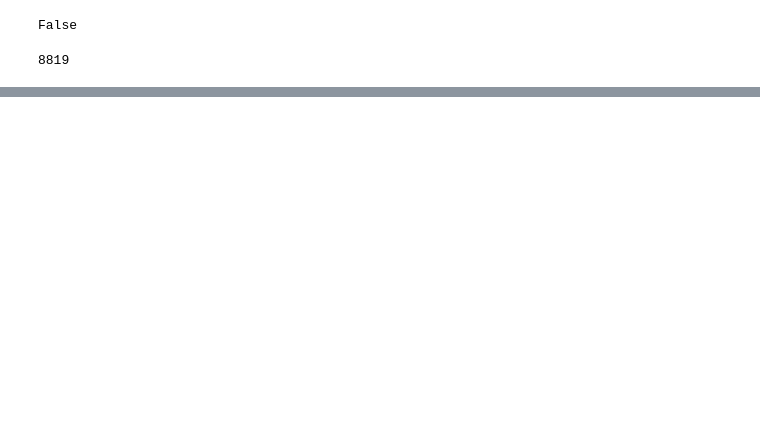
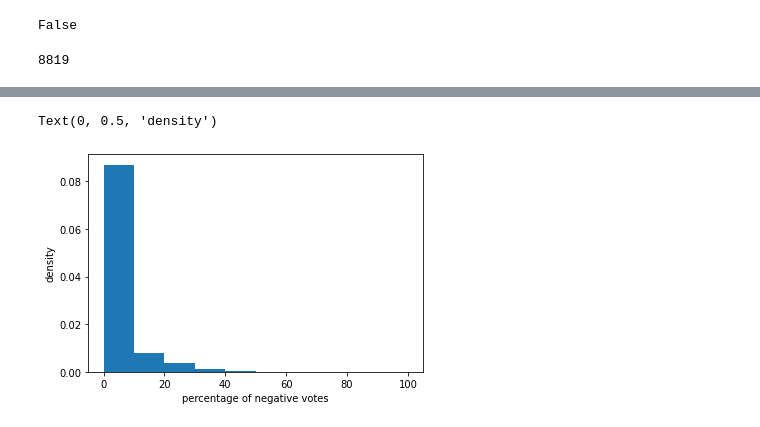
Before and after one commit to liisipan/NetworkScience, a Jupyter notebook: Project_in_Network_Science.ipynb, the cells around one changed output, grey strips where cells are left out. Drawn from its saved outputs; the diff is of its cells as text; code cells hidden in the pictures; blank space fills up the shorter version.

```diff
--- a/Project_in_Network_Science.ipynb
+++ b/Project_in_Network_Science.ipynb
@@ -172,0 +491,7 @@ nx.number_strongly_connected_components(G)
+# %%
+plt.hist(admin_votes_before['neg_votes_perc'][admin_votes_before['result']==1], bins=10, range=(0,100), density=True)
+plt.xlabel("percentage of negative votes")
+plt.ylabel("density")
+# %% [output]
+Text(0, 0.5, 'density')
+[figure, added]
```
Also changed, not shown: parts of 210 cells of this notebook.
